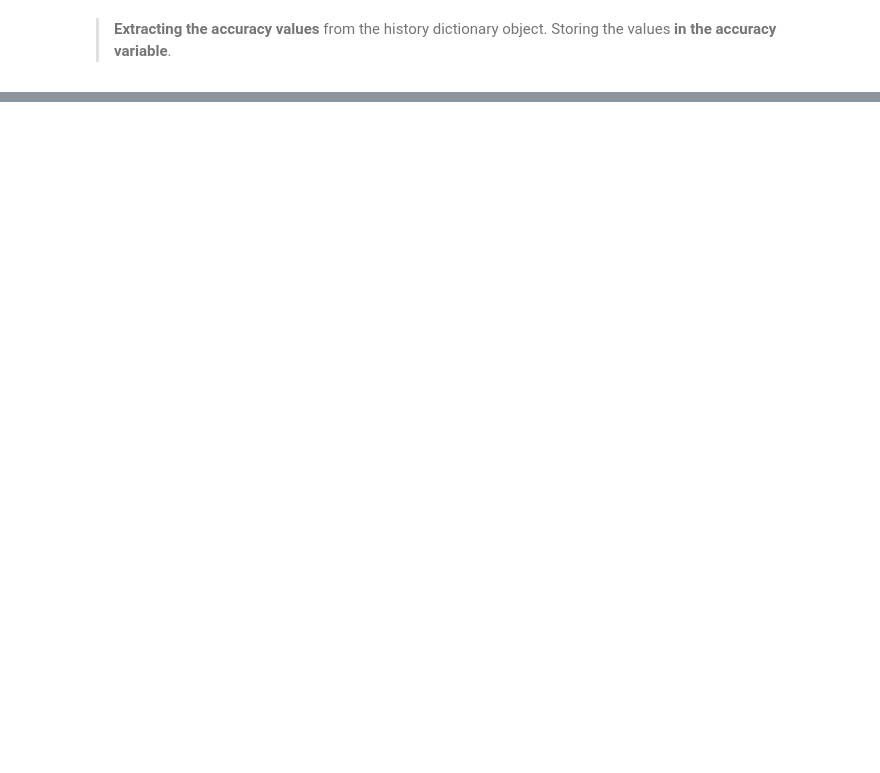
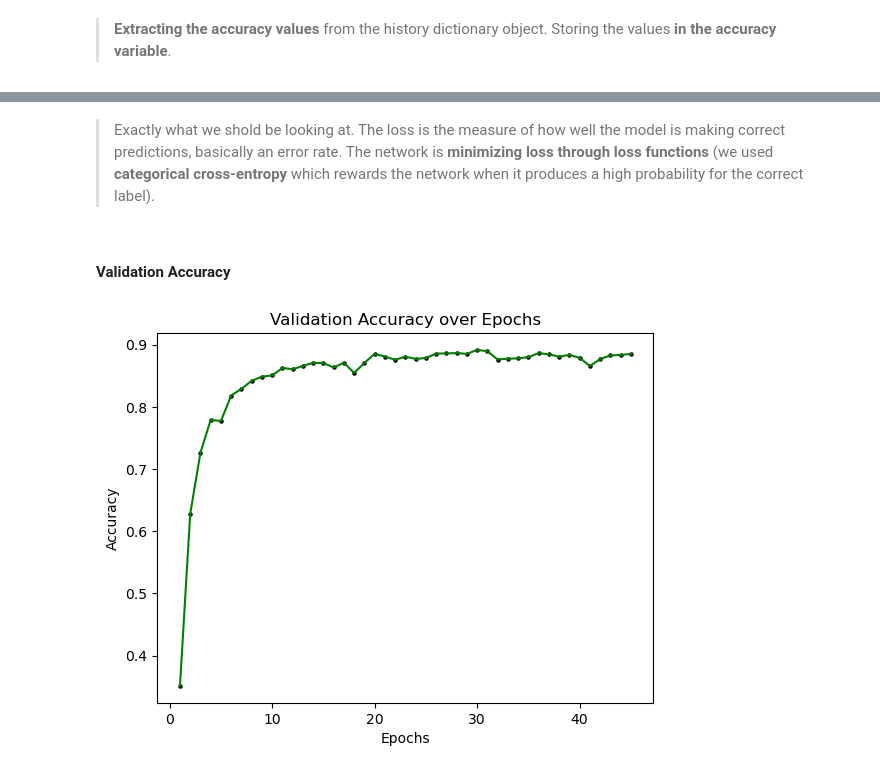
Before and after one commit to redayzarra/CNN_TrafficSigns, a Jupyter notebook: Traffic_Sign_Classfication.ipynb, the cells around one changed output, grey strips where cells are left out. Saved outputs shown, nothing was run; the diff lists cells and outputs as text; code cells hidden in the pictures; blank space fills up the shorter version.

```diff
--- a/Traffic_Sign_Classfication.ipynb
+++ b/Traffic_Sign_Classfication.ipynb
@@ -461,0 +494,14 @@ epochs = range(1, len(accuracy) + 1)
+# %% [markdown]
+> Exactly what we shold be looking at. The loss is the measure of how well the model is making correct predictions, basically an error rate. The network is **minimizing loss through loss functions** (we used **categorical cross-entropy** which rewards the network when it produces a high probability for the correct label).
+# %% [markdown]
+#### Validation Accuracy
+# %%
+plt.scatter(epochs, valid_accuracy, color = 'black', sizes = [5])
+plt.plot(epochs, valid_accuracy, color = 'green')
+plt.title('Validation Accuracy over Epochs')
+plt.xlabel('Epochs')
+plt.ylabel('Accuracy')
+
+plt.show()
+# %% [output]
+[figure, added]
```
Also changed, not shown: parts of 44 cells of this notebook, 1 other file.
